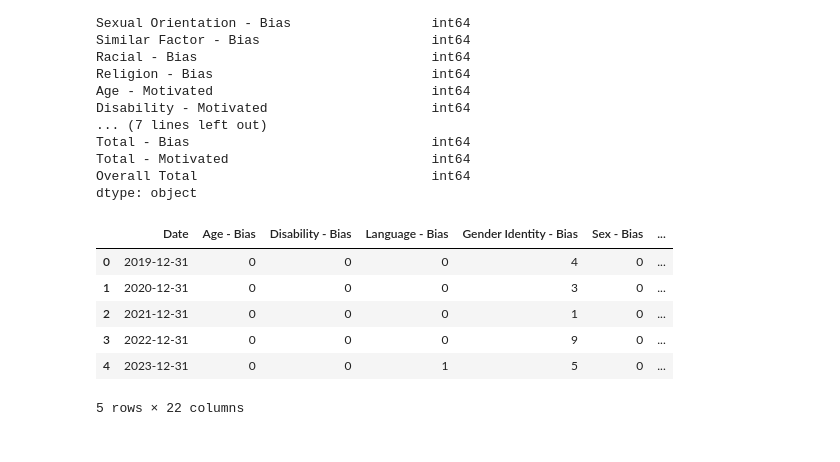
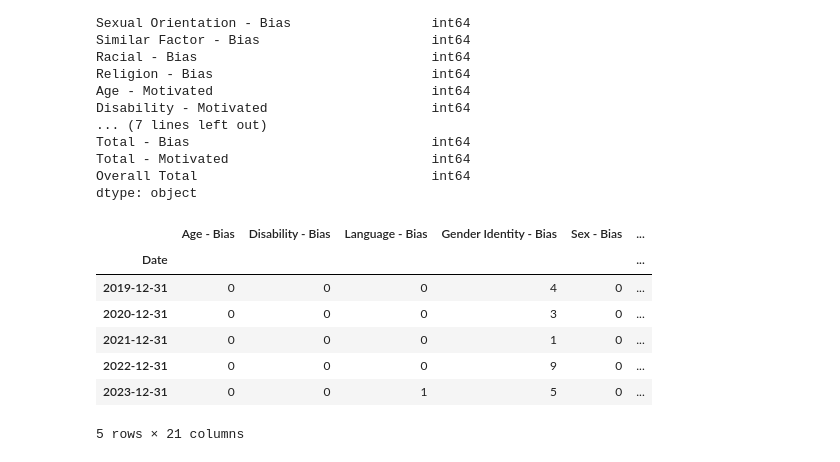
Before and after one commit to keyanap/YWCA-Gender-Based-Safety-Audit, a Jupyter notebook: Hate_Crimes_HPS_2016-2019.ipynb, the cells around one changed output. Cells and saved outputs as stored; diff of their text form; code cells hidden in the pictures.

```diff
--- a/Hate_Crimes_HPS_2016-2019.ipynb
+++ b/Hate_Crimes_HPS_2016-2019.ipynb
@@ -61,18 +62,19 @@ Overall Total                              int64
 dtype: object
 # %%
 # Set index to 'Date' column
-hate_crimes_df.set_index('Date')
+hate_crimes_df = hate_crimes_df.set_index('Date')
 
 # Display the data
 hate_crimes_df.head()
 # %% [output]
-|  | Date | Age - Bias | Disability - Bias | Language - Bias | Gender Identity - Bias | Sex - Bias | ... |
-| 0 | 2019-12-31 | 0 | 0 | 0 | 4 | 0 | ... |
-| 1 | 2020-12-31 | 0 | 0 | 0 | 3 | 0 | ... |
-| 2 | 2021-12-31 | 0 | 0 | 0 | 1 | 0 | ... |
-| 3 | 2022-12-31 | 0 | 0 | 0 | 9 | 0 | ... |
-| 4 | 2023-12-31 | 0 | 0 | 1 | 5 | 0 | ... |
+|  | Age - Bias | Disability - Bias | Language - Bias | Gender Identity - Bias | Sex - Bias | ... |
+| Date |  |  |  |  |  | ... |
+| 2019-12-31 | 0 | 0 | 0 | 4 | 0 | ... |
+| 2020-12-31 | 0 | 0 | 0 | 3 | 0 | ... |
+| 2021-12-31 | 0 | 0 | 0 | 1 | 0 | ... |
+| 2022-12-31 | 0 | 0 | 0 | 9 | 0 | ... |
+| 2023-12-31 | 0 | 0 | 1 | 5 | 0 | ... |
-5 rows × 22 columns
+5 rows × 21 columns
 # %%
 # Lines for the plot
 plt.plot(hate_crimes_df.index, hate_crimes_df['Total - Bias'])
```
Also changed, not shown: parts of 4 cells of this notebook, 6 other files.
